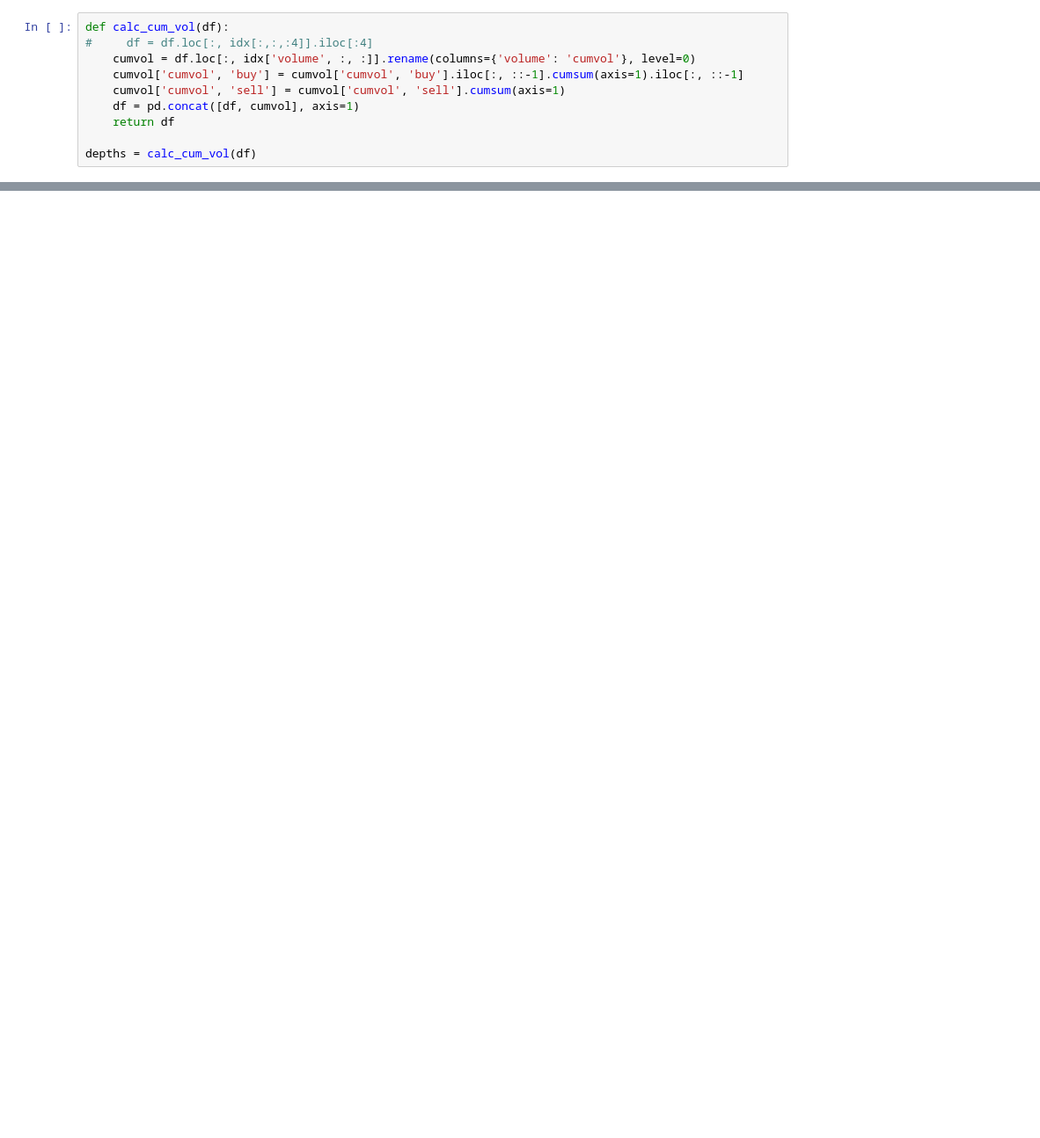
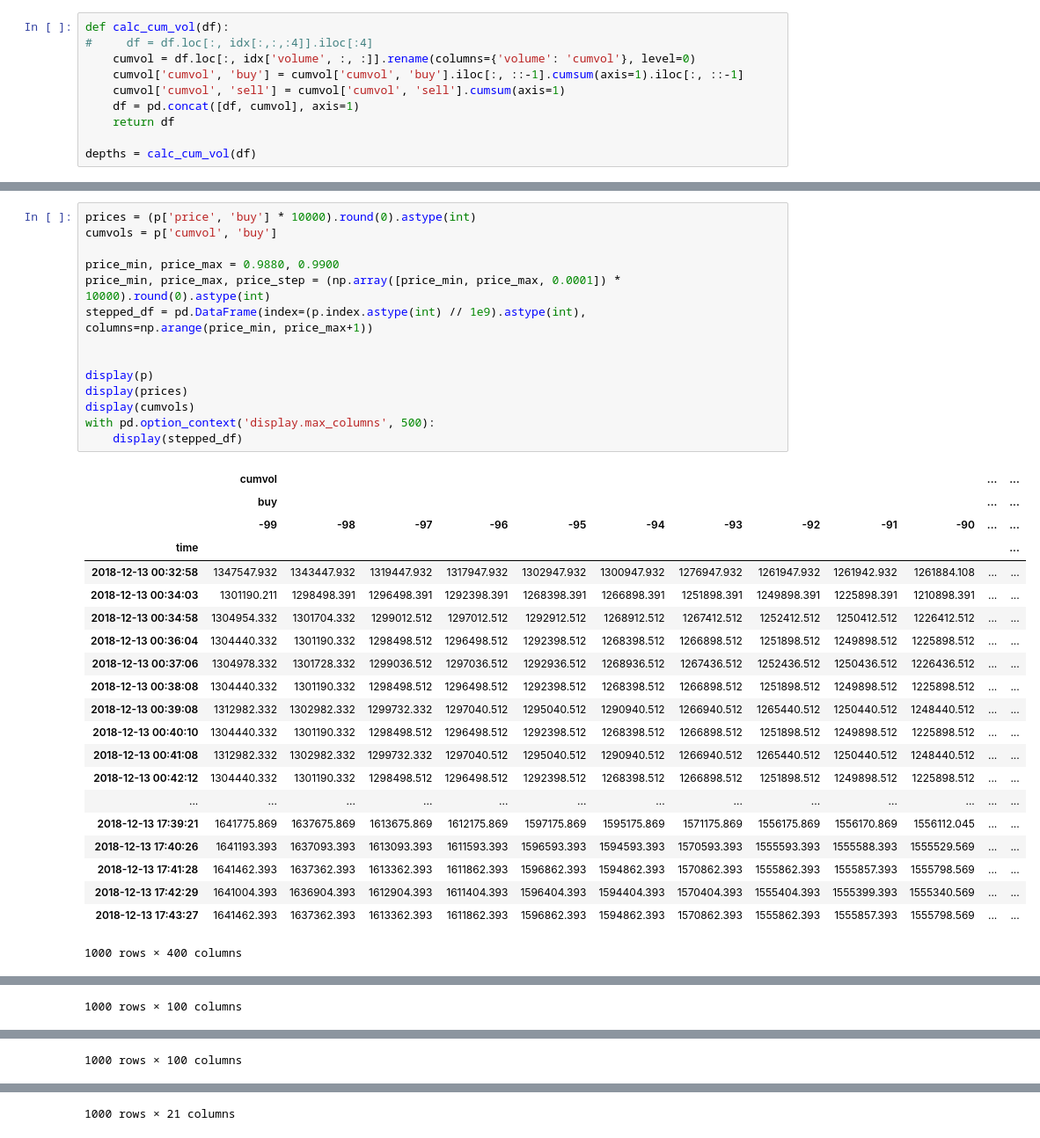
Before and after one commit to anatol-grabowski/kraken-data-collector, a Jupyter notebook: analyzer/depth.ipynb, the cells around one changed output, grey strips where cells are left out. Shown at 88% size. Saved outputs shown, nothing was run; the diff lists cells and outputs as text; blank space fills up the shorter version.

```diff
--- a/analyzer/depth.ipynb
+++ b/analyzer/depth.ipynb
@@ -88,0 +289,36 @@ ValueError: Wrong number of items passed 2, placement implies 1
+# %%
+prices = (p['price', 'buy'] * 10000).round(0).astype(int)
+cumvols = p['cumvol', 'buy']
+
+price_min, price_max = 0.9880, 0.9900
+price_min, price_max, price_step = (np.array([price_min, price_max, 0.0001]) * 10000).round(0).astype(int)
+stepped_df = pd.DataFrame(index=(p.index.astype(int) // 1e9).astype(int), columns=np.arange(price_min, price_max+1))
+
+
+display(p)
+display(prices)
+display(cumvols)
+with pd.option_context('display.max_columns', 500):
+    display(stepped_df)
+# %% [output]
+|  | cumvol |  |  |  |  |  |  |  |  |  | ... | ... |
+|  | buy |  |  |  |  |  |  |  |  |  | ... | ... |
+|  | -99 | -98 | -97 | -96 | -95 | -94 | -93 | -92 | -91 | -90 | ... | ... |
+| time |  |  |  |  |  |  |  |  |  |  |  | ... |
+| 2018-12-13 00:32:58 | 1347547.932 | 1343447.932 | 1319447.932 | 1317947.932 | 1302947.932 | 1300947.932 | 1276947.932 | 1261947.932 | 1261942.932 | 1261884.108 | ... | ... |
+| 2018-12-13 00:34:03 | 1301190.211 | 1298498.391 | 1296498.391 | 1292398.391 | 1268398.391 | 1266898.391 | 1251898.391 | 1249898.391 | 1225898.391 | 1210898.391 | ... | ... |
+| 2018-12-13 00:34:58 | 1304954.332 | 1301704.332 | 1299012.512 | 1297012.512 | 1292912.512 | 1268912.512 | 1267412.512 | 1252412.512 | 1250412.512 | 1226412.512 | ... | ... |
+| 2018-12-13 00:36:04 | 1304440.332 | 1301190.332 | 1298498.512 | 1296498.512 | 1292398.512 | 1268398.512 | 1266898.512 | 1251898.512 | 1249898.512 | 1225898.512 | ... | ... |
+| 2018-12-13 00:37:06 | 1304978.332 | 1301728.332 | 1299036.512 | 1297036.512 | 1292936.512 | 1268936.512 | 1267436.512 | 1252436.512 | 1250436.512 | 1226436.512 | ... | ... |
+| 2018-12-13 00:38:08 | 1304440.332 | 1301190.332 | 1298498.512 | 1296498.512 | 1292398.512 | 1268398.512 | 1266898.512 | 1251898.512 | 1249898.512 | 1225898.512 | ... | ... |
+| 2018-12-13 00:39:08 | 1312982.332 | 1302982.332 | 1299732.332 | 1297040.512 | 1295040.512 | 1290940.512 | 1266940.512 | 1265440.512 | 1250440.512 | 1248440.512 | ... | ... |
+| 2018-12-13 00:40:10 | 1304440.332 | 1301190.332 | 1298498.512 | 1296498.512 | 1292398.512 | 1268398.512 | 1266898.512 | 1251898.512 | 1249898.512 | 1225898.512 | ... | ... |
+| 2018-12-13 00:41:08 | 1312982.332 | 1302982.332 | 1299732.332 | 1297040.512 | 1295040.512 | 1290940.512 | 1266940.512 | 1265440.512 | 1250440.512 | 1248440.512 | ... | ... |
+| 2018-12-13 00:42:12 | 1304440.332 | 1301190.332 | 1298498.512 | 1296498.512 | 1292398.512 | 1268398.512 | 1266898.512 | 1251898.512 | 1249898.512 | 1225898.512 | ... | ... |
+| ... | ... | ... | ... | ... | ... | ... | ... | ... | ... | ... | ... | ... |
+| 2018-12-13 17:39:21 | 1641775.869 | 1637675.869 | 1613675.869 | 1612175.869 | 1597175.869 | 1595175.869 | 1571175.869 | 1556175.869 | 1556170.869 | 1556112.045 | ... | ... |
+| 2018-12-13 17:40:26 | 1641193.393 | 1637093.393 | 1613093.393 | 1611593.393 | 1596593.393 | 1594593.393 | 1570593.393 | 1555593.393 | 1555588.393 | 1555529.569 | ... | ... |
+| 2018-12-13 17:41:28 | 1641462.393 | 1637362.393 | 1613362.393 | 1611862.393 | 1596862.393 | 1594862.393 | 1570862.393 | 1555862.393 | 1555857.393 | 1555798.569 | ... | ... |
+| 2018-12-13 17:42:29 | 1641004.393 | 1636904.393 | 1612904.393 | 1611404.393 | 1596404.393 | 1594404.393 | 1570404.393 | 1555404.393 | 1555399.393 | 1555340.569 | ... | ... |
+| 2018-12-13 17:43:27 | 1641462.393 | 1637362.393 | 1613362.393 | 1611862.393 | 1596862.393 | 1594862.393 | 1570862.393 | 1555862.393 | 1555857.393 | 1555798.569 | ... | ... |
+1000 rows × 400 columns
@@ -88,0 +343 @@ ValueError: Wrong number of items passed 2, placement implies 1
+1000 rows × 100 columns
@@ -88,0 +362 @@ ValueError: Wrong number of items passed 2, placement implies 1
+1000 rows × 100 columns
@@ -88,0 +381 @@ ValueError: Wrong number of items passed 2, placement implies 1
+1000 rows × 21 columns
```
Also changed, not shown: parts of 10 cells of this notebook, 7 other files.
